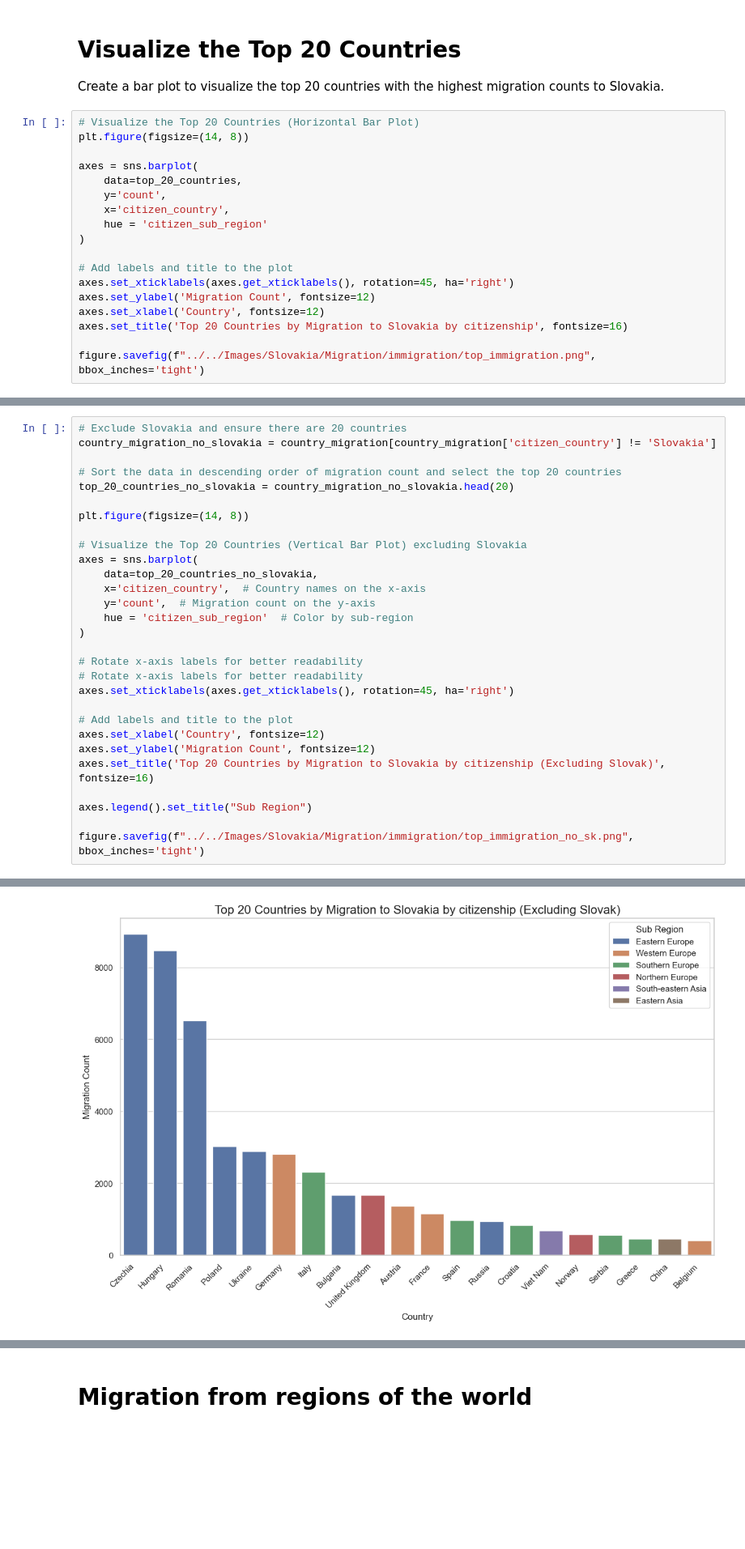
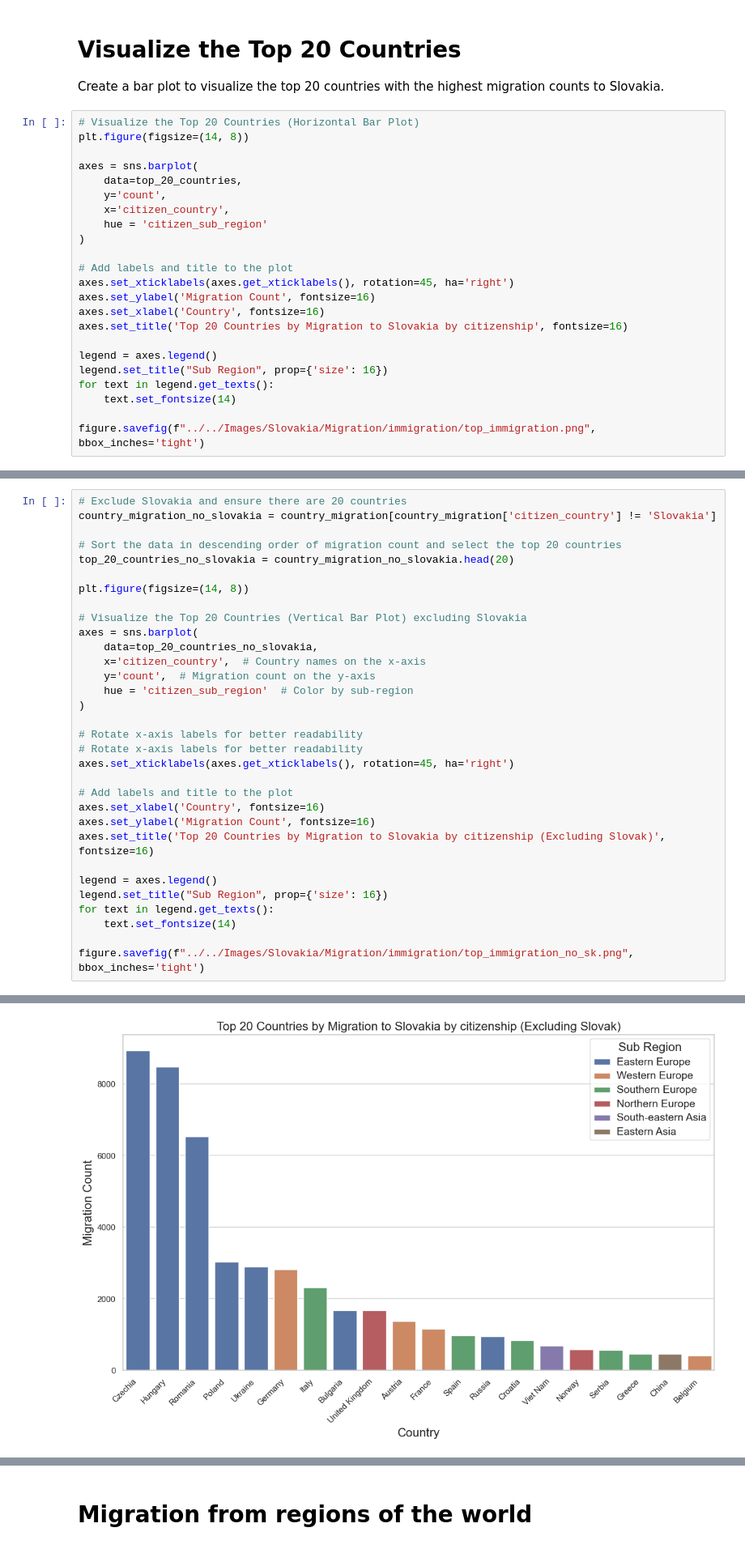
Before and after one commit to jatofi-official/migration-eu-analysis, a Jupyter notebook: Notebooks/Slovakia/slovakia_immigration.ipynb, the cells around one changed output, grey strips where cells are left out. Shown at 81% size. Drawn from its saved outputs; the diff is of its cells as text; blank space fills up the shorter version.

```diff
--- a/Notebooks/Slovakia/slovakia_immigration.ipynb
+++ b/Notebooks/Slovakia/slovakia_immigration.ipynb
@@ -145,9 +187,14 @@ axes = sns.barplot(
 
 # Add labels and title to the plot
 axes.set_xticklabels(axes.get_xticklabels(), rotation=45, ha='right')
-axes.set_ylabel('Migration Count', fontsize=12)
-axes.set_xlabel('Country', fontsize=12)
+axes.set_ylabel('Migration Count', fontsize=16)
+axes.set_xlabel('Country', fontsize=16)
 axes.set_title('Top 20 Countries by Migration to Slovakia by citizenship', fontsize=16)
 
+legend = axes.legend()
+legend.set_title("Sub Region", prop={'size': 16})
+for text in legend.get_texts():
+    text.set_fontsize(14)
+
 figure.savefig(f"../../Images/Slovakia/Migration/immigration/top_immigration.png", bbox_inches='tight')
 # %% [output]
@@ -174,11 +222,14 @@ axes = sns.barplot(
 axes.set_xticklabels(axes.get_xticklabels(), rotation=45, ha='right')
 
 # Add labels and title to the plot
-axes.set_xlabel('Country', fontsize=12)
-axes.set_ylabel('Migration Count', fontsize=12)
+axes.set_xlabel('Country', fontsize=16)
+axes.set_ylabel('Migration Count', fontsize=16)
 axes.set_title('Top 20 Countries by Migration to Slovakia by citizenship (Excluding Slovak)', fontsize=16)
 
-axes.legend().set_title("Sub Region")
+legend = axes.legend()
+legend.set_title("Sub Region", prop={'size': 16})
+for text in legend.get_texts():
+    text.set_fontsize(14)
 
 figure.savefig(f"../../Images/Slovakia/Migration/immigration/top_immigration_no_sk.png", bbox_inches='tight')
 # %% [output]
@@ -185,4 +237,4 @@ figure.savefig(f"../../Images/Slovakia/Migration/immigration/top_immigration_no_
-[figure, old version]
+[figure, new version]
 # %%
 # Generate graphs for each year from 2008 to 2023
 filtered_df_no_slovakia = filtered_df[(filtered_df['citizen_country'] != 'Slovakia')]
```
Also changed, not shown: parts of 6 cells of this notebook, 1 other file.
